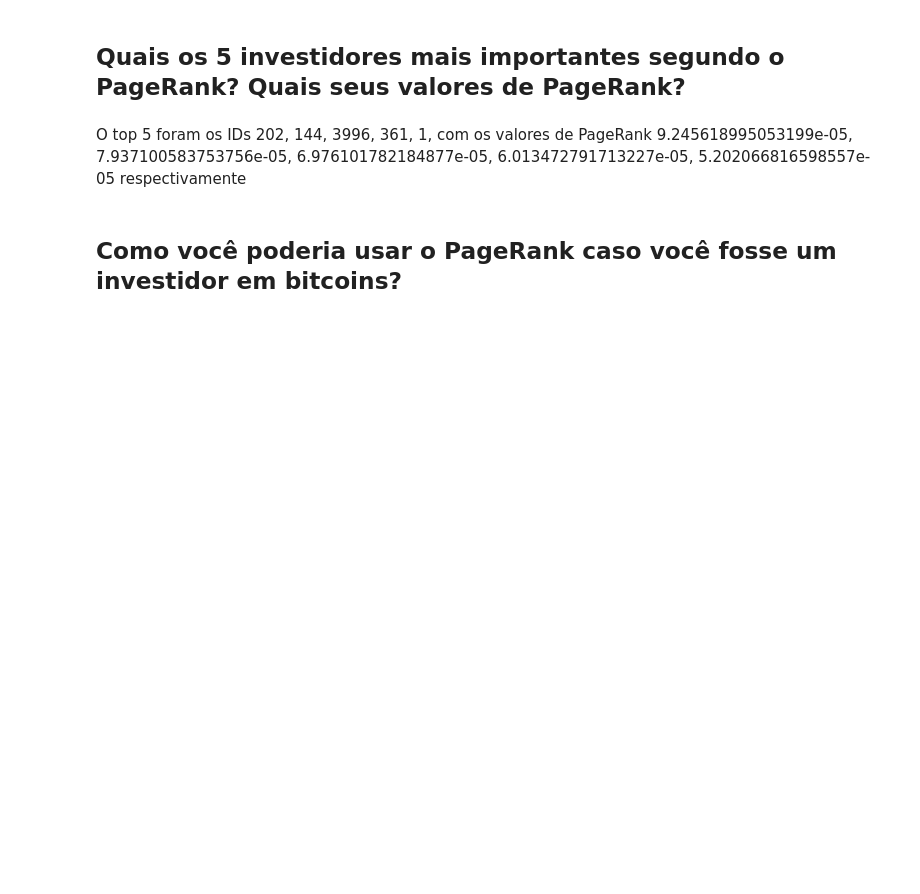
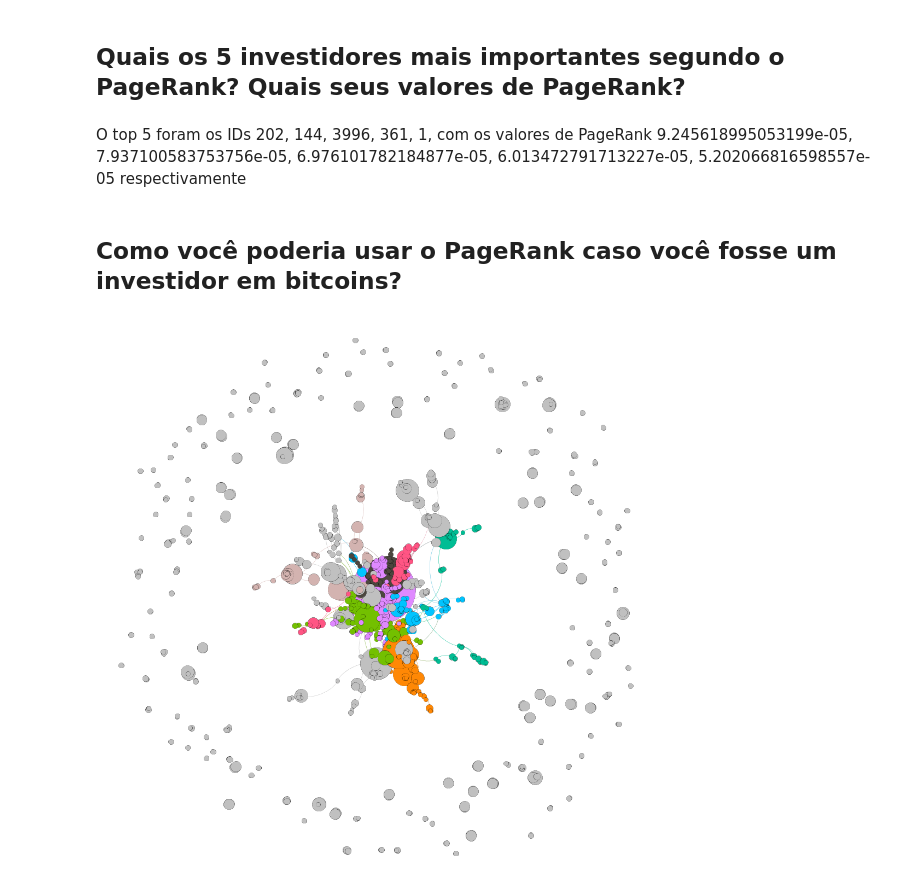
Before and after one commit to Yago-Tavares/recupInf, a Jupyter notebook: Lab02-part2.ipynb, the cells around one changed output. Drawn from its saved outputs; the diff is of its cells as text; code cells hidden in the pictures; blank space fills up the shorter version.

Commit message:
Add image of gephi

```diff
--- a/Lab02-part2.ipynb
+++ b/Lab02-part2.ipynb
@@ -115,3 +115,8 @@ print(list(result).index(sorted(result, reverse=True)[4]) + 1)
 O top 5 foram os IDs 202, 144, 3996, 361, 1, com os valores de PageRank 9.245618995053199e-05, 7.937100583753756e-05, 6.976101782184877e-05, 6.013472791713227e-05, 5.202066816598557e-05 respectivamente
 # %% [markdown]
 ## Como você poderia usar o PageRank caso você fosse um investidor em bitcoins?
+# %%
+from IPython.display import Image
+Image(filename="gephi.png")
+# %% [output]
+[figure, added]
```
